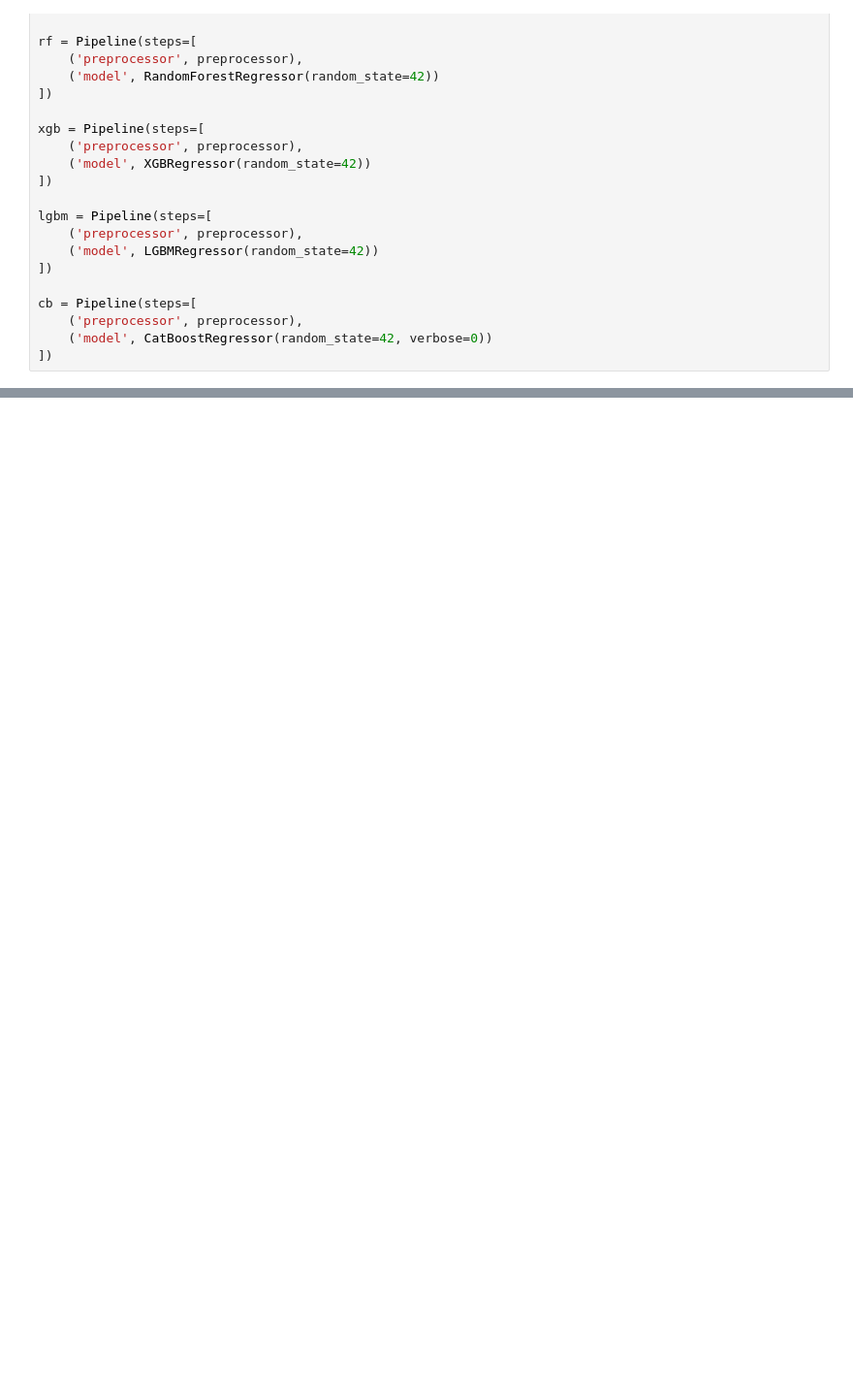
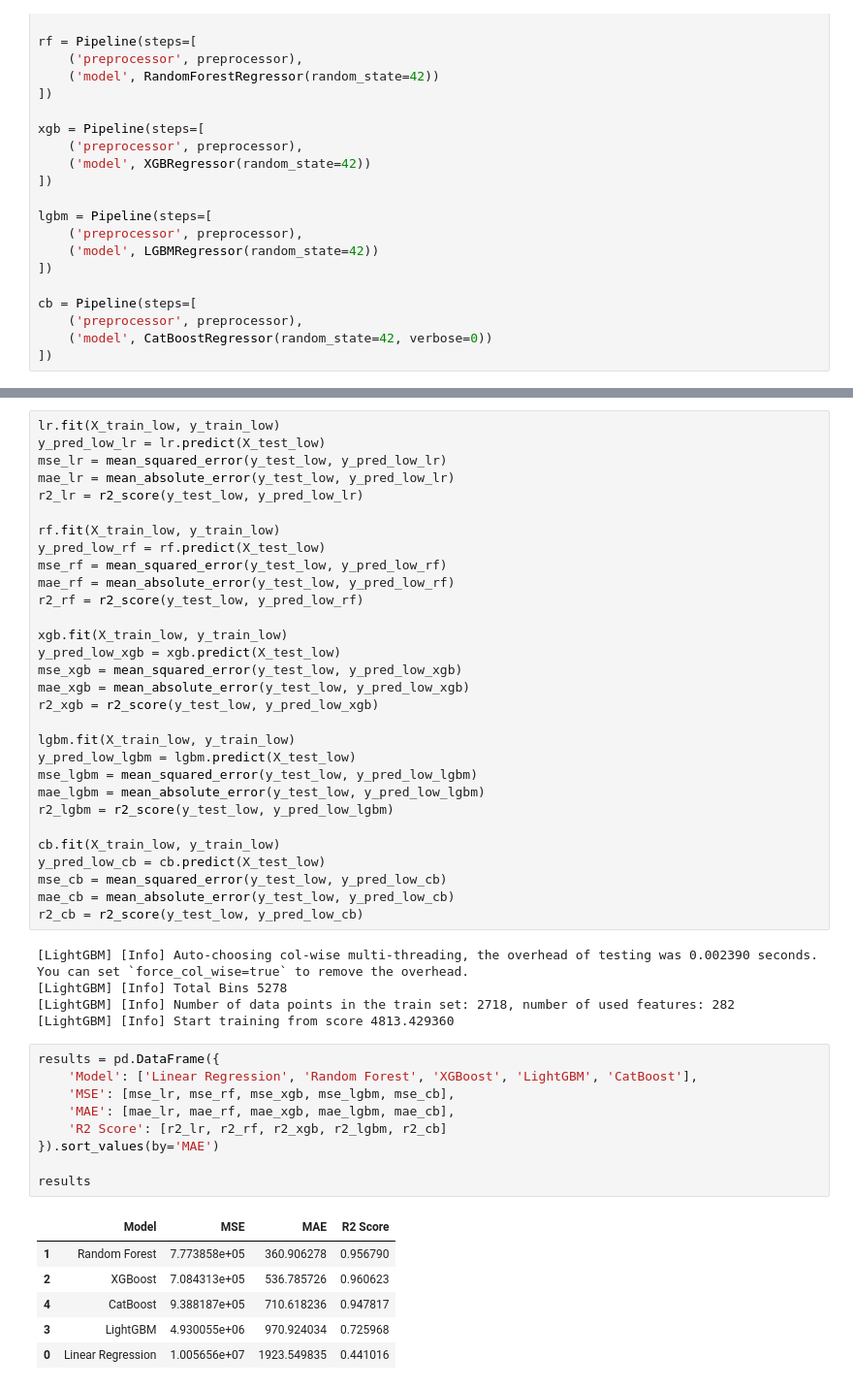
Before and after one commit to dodyharianto/singapore-tech-jobs-salary-predictor, a Jupyter notebook: notebooks/modeling.ipynb, the cells around one changed output, grey strips where cells are left out. Shown at 97% size. Saved outputs shown, nothing was run; the diff lists cells and outputs as text; blank space fills up the shorter version.

```diff
--- a/notebooks/modeling.ipynb
+++ b/notebooks/modeling.ipynb
@@ -211,0 +298,52 @@ joblib.dump(xgb, '../models/xgb_baseline_v2.pkl')
+# %%
+lr.fit(X_train_low, y_train_low)
+y_pred_low_lr = lr.predict(X_test_low)
+mse_lr = mean_squared_error(y_test_low, y_pred_low_lr)
+mae_lr = mean_absolute_error(y_test_low, y_pred_low_lr)
+r2_lr = r2_score(y_test_low, y_pred_low_lr)
+
+rf.fit(X_train_low, y_train_low)
+y_pred_low_rf = rf.predict(X_test_low)
+mse_rf = mean_squared_error(y_test_low, y_pred_low_rf)
+mae_rf = mean_absolute_error(y_test_low, y_pred_low_rf)
+r2_rf = r2_score(y_test_low, y_pred_low_rf)
+
+xgb.fit(X_train_low, y_train_low)
+y_pred_low_xgb = xgb.predict(X_test_low)
+mse_xgb = mean_squared_error(y_test_low, y_pred_low_xgb)
+mae_xgb = mean_absolute_error(y_test_low, y_pred_low_xgb)
+r2_xgb = r2_score(y_test_low, y_pred_low_xgb)
+
+lgbm.fit(X_train_low, y_train_low)
+y_pred_low_lgbm = lgbm.predict(X_test_low)
+mse_lgbm = mean_squared_error(y_test_low, y_pred_low_lgbm)
+mae_lgbm = mean_absolute_error(y_test_low, y_pred_low_lgbm)
+r2_lgbm = r2_score(y_test_low, y_pred_low_lgbm)
+
+cb.fit(X_train_low, y_train_low)
+y_pred_low_cb = cb.predict(X_test_low)
+mse_cb = mean_squared_error(y_test_low, y_pred_low_cb)
+mae_cb = mean_absolute_error(y_test_low, y_pred_low_cb)
+r2_cb = r2_score(y_test_low, y_pred_low_cb)
+# %% [output]
+[LightGBM] [Info] Auto-choosing col-wise multi-threading, the overhead of testing was 0.002390 seconds.
+You can set `force_col_wise=true` to remove the overhead.
+[LightGBM] [Info] Total Bins 5278
+[LightGBM] [Info] Number of data points in the train set: 2718, number of used features: 282
+[LightGBM] [Info] Start training from score 4813.429360
+# %%
+results = pd.DataFrame({
+    'Model': ['Linear Regression', 'Random Forest', 'XGBoost', 'LightGBM', 'CatBoost'],
+    'MSE': [mse_lr, mse_rf, mse_xgb, mse_lgbm, mse_cb],
+    'MAE': [mae_lr, mae_rf, mae_xgb, mae_lgbm, mae_cb],
+    'R2 Score': [r2_lr, r2_rf, r2_xgb, r2_lgbm, r2_cb]
+}).sort_values(by='MAE')
+
+results
+# %% [output]
+|  | Model | MSE | MAE | R2 Score |
+| 1 | Random Forest | 7.773858e+05 | 360.906278 | 0.956790 |
+| 2 | XGBoost | 7.084313e+05 | 536.785726 | 0.960623 |
+| 4 | CatBoost | 9.388187e+05 | 710.618236 | 0.947817 |
+| 3 | LightGBM | 4.930055e+06 | 970.924034 | 0.725968 |
+| 0 | Linear Regression | 1.005656e+07 | 1923.549835 | 0.441016 |
```
Also changed, not shown: parts of 17 cells of this notebook.
